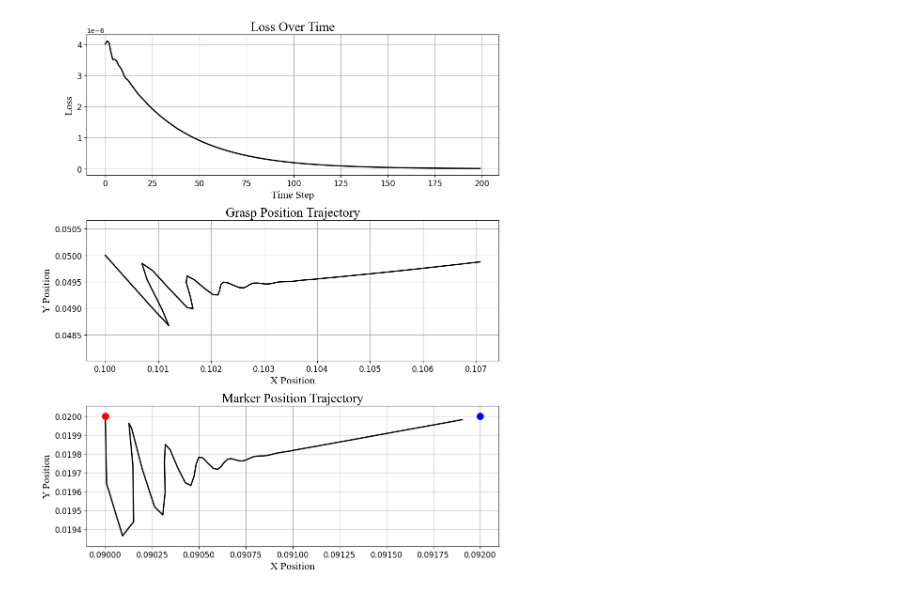
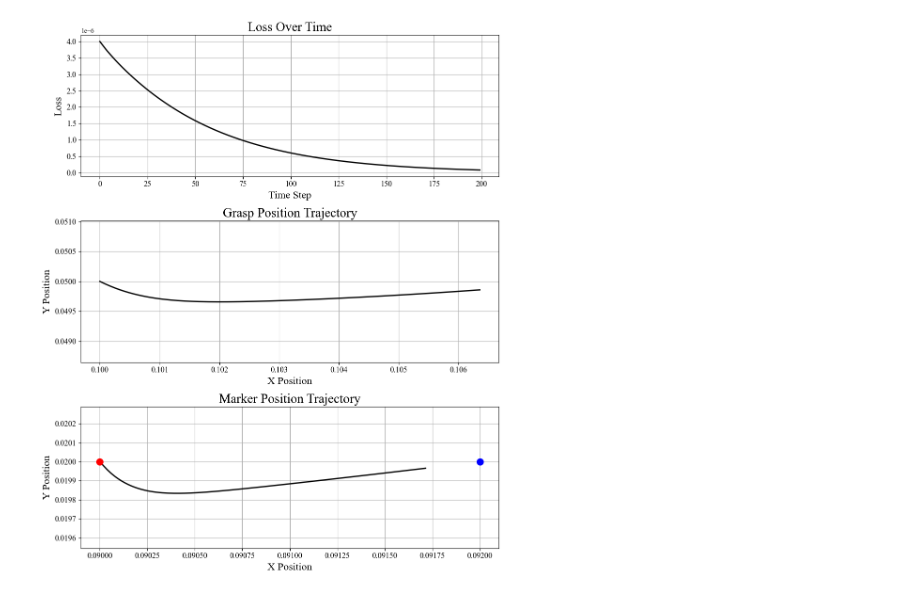
Before and after one commit to yang-si-hang/paper-2023, a Jupyter notebook: Test branch/PD/DataAnalyse/20240110-control simulation/20240110Plot.ipynb, the cells around one changed output. Saved outputs shown, nothing was run; the diff lists cells and outputs as text; code cells hidden in the pictures.

```diff
--- a/Test branch/PD/DataAnalyse/20240110-control simulation/20240110Plot.ipynb
+++ b/Test branch/PD/DataAnalyse/20240110-control simulation/20240110Plot.ipynb
@@ -2,10 +2,10 @@
 import numpy as np
 import matplotlib.pyplot as plt
 
-
-loss = np.loadtxt('loss2.csv', delimiter=',')
-grasp_pos = np.loadtxt('grasp_pos2.csv', delimiter=',')
-marker_pos = np.loadtxt('marker_pos2.csv', delimiter=',')
+n = 6
+loss = np.loadtxt(f'loss{n}.csv', delimiter=',')
+grasp_pos = np.loadtxt(f'grasp_pos{n}.csv', delimiter=',')
+marker_pos = np.loadtxt(f'marker_pos{n}.csv', delimiter=',')
 
 fig, axs = plt.subplots(3, 1, figsize=(10, 12), dpi=100)
 plt.rcParams['font.family'] = 'Times New Roman'  # 设置刻度标签的字体
@@ -17,31 +17,31 @@ axs[0].set_xlabel('Time Step', fontsize=16, fontname='Times New Roman')
 axs[0].set_ylabel('Loss', fontsize=16, fontname='Times New Roman')
 axs[0].tick_params(axis='both', which='major', labelsize=12)  # 设置刻度标签大小
 axs[0].grid(True)
 
 # Plot 2: Grasp Position
 axs[1].plot(grasp_pos[:, 0], -grasp_pos[:, 1], color='black', linewidth=2)
 axs[1].set_title('Grasp Position Trajectory', fontsize=20, fontname='Times New Roman')
 axs[1].set_xlabel('X Position', fontsize=16, fontname='Times New Roman')
 axs[1].set_ylabel('Y Position', fontsize=16, fontname='Times New Roman')
 axs[1].tick_params(axis='both', which='major', labelsize=12)  # 设置刻度标签大小
 axs[1].axis('equal')  # Setting equal aspect ratio
 axs[1].grid(True)
 
 # Plot 3: Marker Position
 axs[2].plot(marker_pos[:, 0], -marker_pos[:, 1], color='black', linewidth=2)
 axs[2].plot(0.09, 0.02, marker='o', markersize=10, color="red")
 axs[2].plot(0.09+0.002, 0.02, marker='o', markersize=10, color="blue")
 axs[2].set_title('Marker Position Trajectory', fontsize=20, fontname='Times New Roman')
 axs[2].set_xlabel('X Position', fontsize=16, fontname='Times New Roman')
 axs[2].set_ylabel('Y Position', fontsize=16, fontname='Times New Roman')
 axs[2].tick_params(axis='both', which='major', labelsize=12)  # 设置刻度标签大小
 axs[2].axis('equal')  # Setting equal aspect ratio
 axs[2].grid(True)
 
 # Adjust layout
 plt.tight_layout()
 
 # Show the plot
 plt.show()
 # %% [output]
-[figure, old version]
+[figure, new version]
```
Also changed, not shown: 2 other files.
